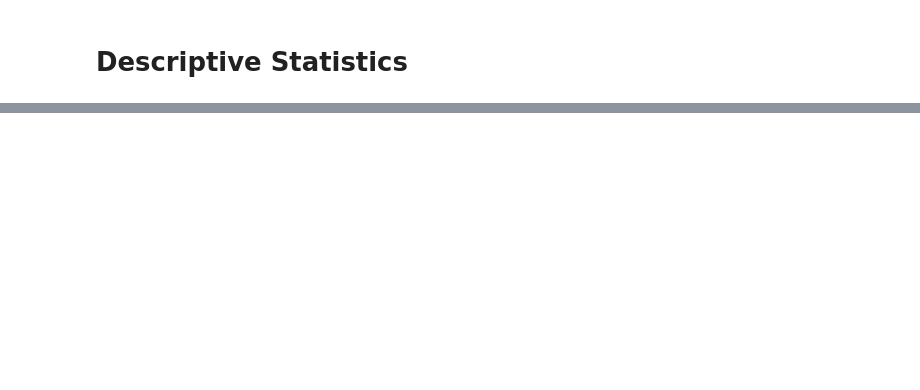
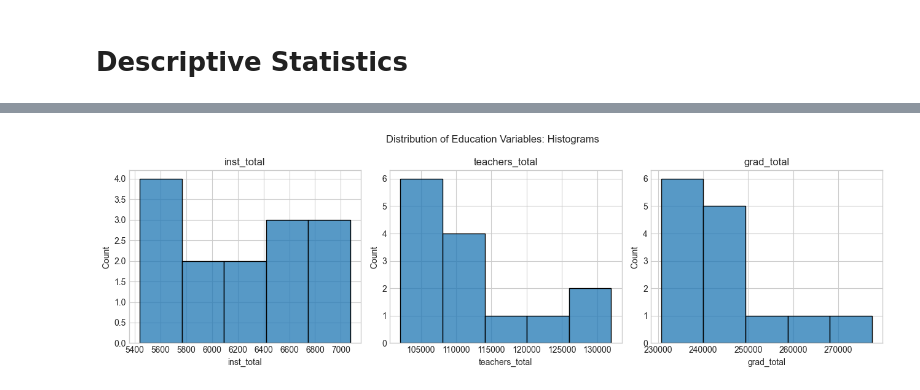
Before and after one commit to rus5sp/DAV-Project, a Jupyter notebook: eda.ipynb, the cells around one changed output, grey strips where cells are left out. Saved outputs shown, nothing was run; the diff lists cells and outputs as text; code cells hidden in the pictures; blank space fills up the shorter version.

```diff
--- a/eda.ipynb
+++ b/eda.ipynb
@@ -114,0 +136,17 @@ df.describe().T
+# %%
+education_cols = [
+    'inst_total',
+    'teachers_total',
+    'grad_total'
+]
+
+plt.figure(figsize=(13, 4))
+for i, col in enumerate(education_cols, 1):
+    plt.subplot(1, 3, i)
+    sns.histplot(x=df[col])
+    plt.title(col)
+plt.suptitle('Distribution of Education Variables: Histograms')
+plt.tight_layout()
+plt.show()
+# %% [output]
+[figure, added]
```
Also changed, not shown: parts of 11 cells of this notebook.
